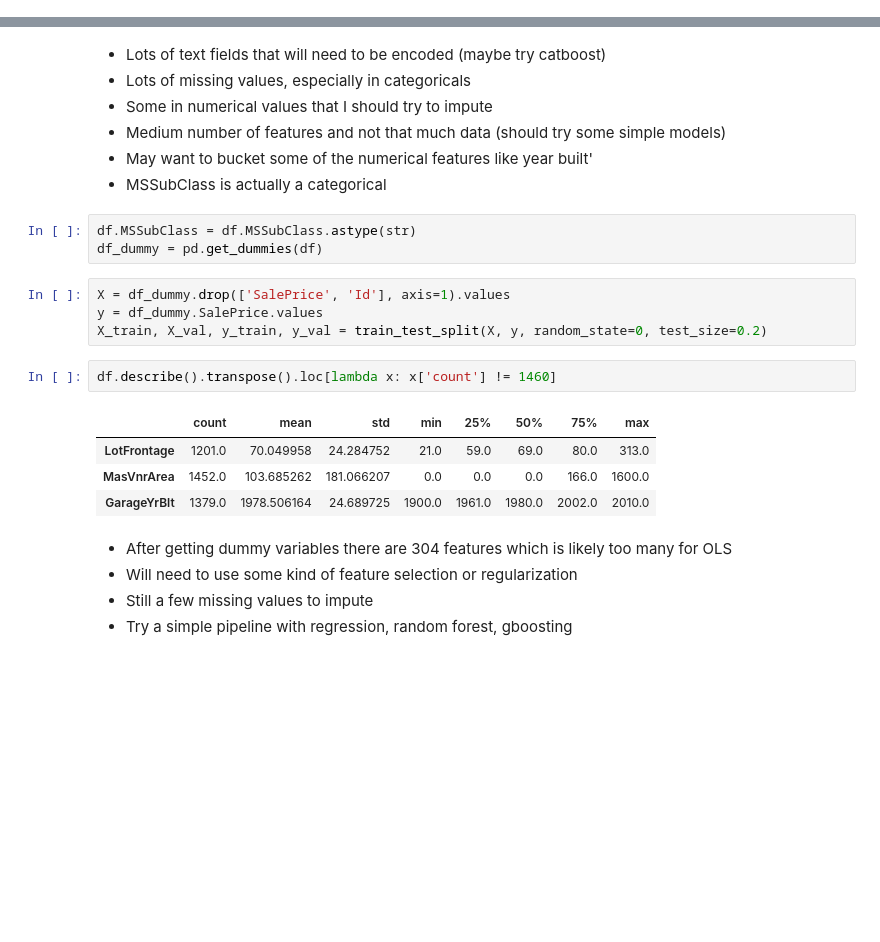
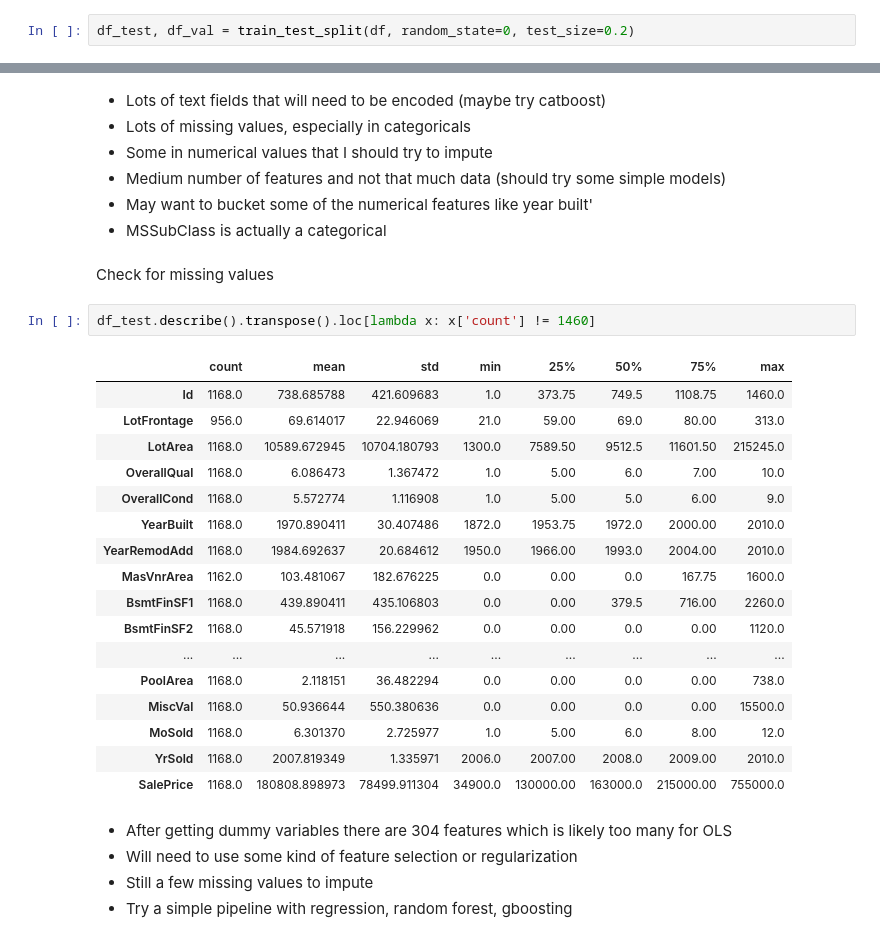
Before and after one commit to WBradbeer/housing, a Jupyter notebook: housing.ipynb, the cells around one changed output, grey strips where cells are left out. Drawn from its saved outputs; the diff is of its cells as text; blank space fills up the shorter version.

```diff
--- a/housing.ipynb
+++ b/housing.ipynb
@@ -38,0 +24,2 @@ df
+# %%
+df_test, df_val = train_test_split(df, random_state=0, test_size=0.2)
@@ -56,20 +64,28 @@ df.describe()
 * Medium number of features and not that much data (should try some simple models)
 * May want to bucket some of the numerical features like year built'
 * MSSubClass is actually a categorical
-# %%
-df.MSSubClass = df.MSSubClass.astype(str)
-df_dummy = pd.get_dummies(df)
-# %%
-X = df_dummy.drop(['SalePrice', 'Id'], axis=1).values
-y = df_dummy.SalePrice.values
-X_train, X_val, y_train, y_val = train_test_split(X, y, random_state=0, test_size=0.2)
+# %% [markdown]
+Check for missing values
 # %%
-df.describe().transpose().loc[lambda x: x['count'] != 1460]
+df_test.describe().transpose().loc[lambda x: x['count'] != 1460]
 # %% [output]
 |  | count | mean | std | min | 25% | 50% | 75% | max |
-| LotFrontage | 1201.0 | 70.049958 | 24.284752 | 21.0 | 59.0 | 69.0 | 80.0 | 313.0 |
-| MasVnrArea | 1452.0 | 103.685262 | 181.066207 | 0.0 | 0.0 | 0.0 | 166.0 | 1600.0 |
-| GarageYrBlt | 1379.0 | 1978.506164 | 24.689725 | 1900.0 | 1961.0 | 1980.0 | 2002.0 | 2010.0 |
+| Id | 1168.0 | 738.685788 | 421.609683 | 1.0 | 373.75 | 749.5 | 1108.75 | 1460.0 |
+| LotFrontage | 956.0 | 69.614017 | 22.946069 | 21.0 | 59.00 | 69.0 | 80.00 | 313.0 |
+| LotArea | 1168.0 | 10589.672945 | 10704.180793 | 1300.0 | 7589.50 | 9512.5 | 11601.50 | 215245.0 |
+| OverallQual | 1168.0 | 6.086473 | 1.367472 | 1.0 | 5.00 | 6.0 | 7.00 | 10.0 |
+| OverallCond | 1168.0 | 5.572774 | 1.116908 | 1.0 | 5.00 | 5.0 | 6.00 | 9.0 |
+| YearBuilt | 1168.0 | 1970.890411 | 30.407486 | 1872.0 | 1953.75 | 1972.0 | 2000.00 | 2010.0 |
+| YearRemodAdd | 1168.0 | 1984.692637 | 20.684612 | 1950.0 | 1966.00 | 1993.0 | 2004.00 | 2010.0 |
+| MasVnrArea | 1162.0 | 103.481067 | 182.676225 | 0.0 | 0.00 | 0.0 | 167.75 | 1600.0 |
+| BsmtFinSF1 | 1168.0 | 439.890411 | 435.106803 | 0.0 | 0.00 | 379.5 | 716.00 | 2260.0 |
+| BsmtFinSF2 | 1168.0 | 45.571918 | 156.229962 | 0.0 | 0.00 | 0.0 | 0.00 | 1120.0 |
+| ... | ... | ... | ... | ... | ... | ... | ... | ... |
+| PoolArea | 1168.0 | 2.118151 | 36.482294 | 0.0 | 0.00 | 0.0 | 0.00 | 738.0 |
+| MiscVal | 1168.0 | 50.936644 | 550.380636 | 0.0 | 0.00 | 0.0 | 0.00 | 15500.0 |
+| MoSold | 1168.0 | 6.301370 | 2.725977 | 1.0 | 5.00 | 6.0 | 8.00 | 12.0 |
+| YrSold | 1168.0 | 2007.819349 | 1.335971 | 2006.0 | 2007.00 | 2008.0 | 2009.00 | 2010.0 |
+| SalePrice | 1168.0 | 180808.898973 | 78499.911304 | 34900.0 | 130000.00 | 163000.0 | 215000.00 | 755000.0 |
 # %% [markdown]
 * After getting dummy variables there are 304 features which is likely too many for OLS
 * Will need to use some kind of feature selection or regularization
```
Also changed, not shown: parts of 27 cells of this notebook.
